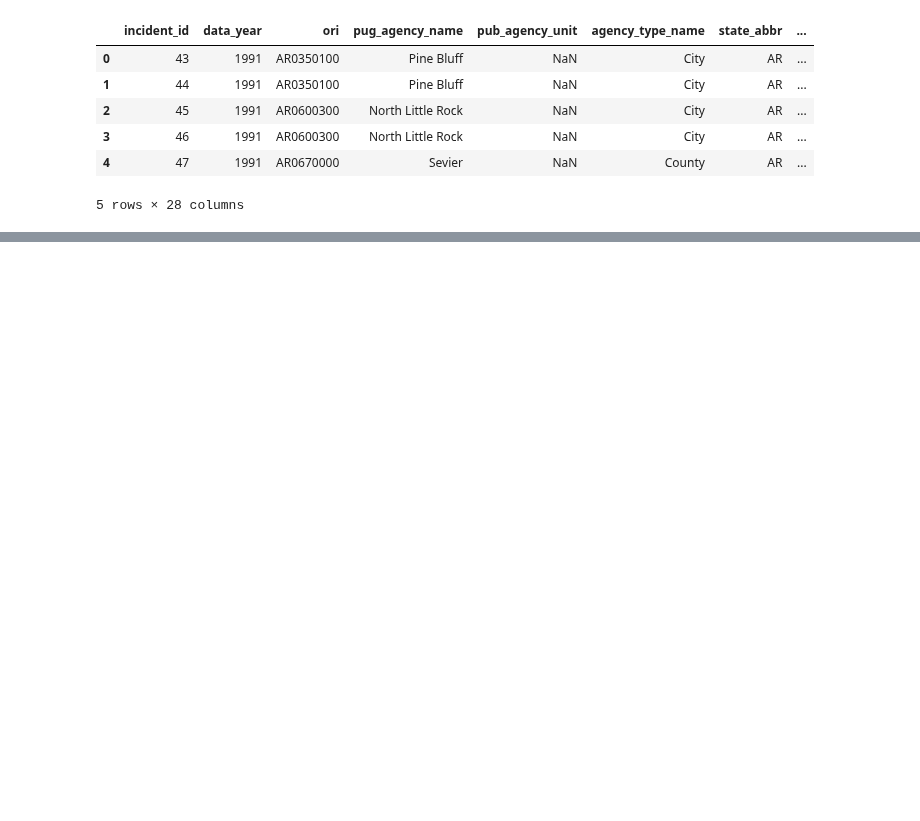
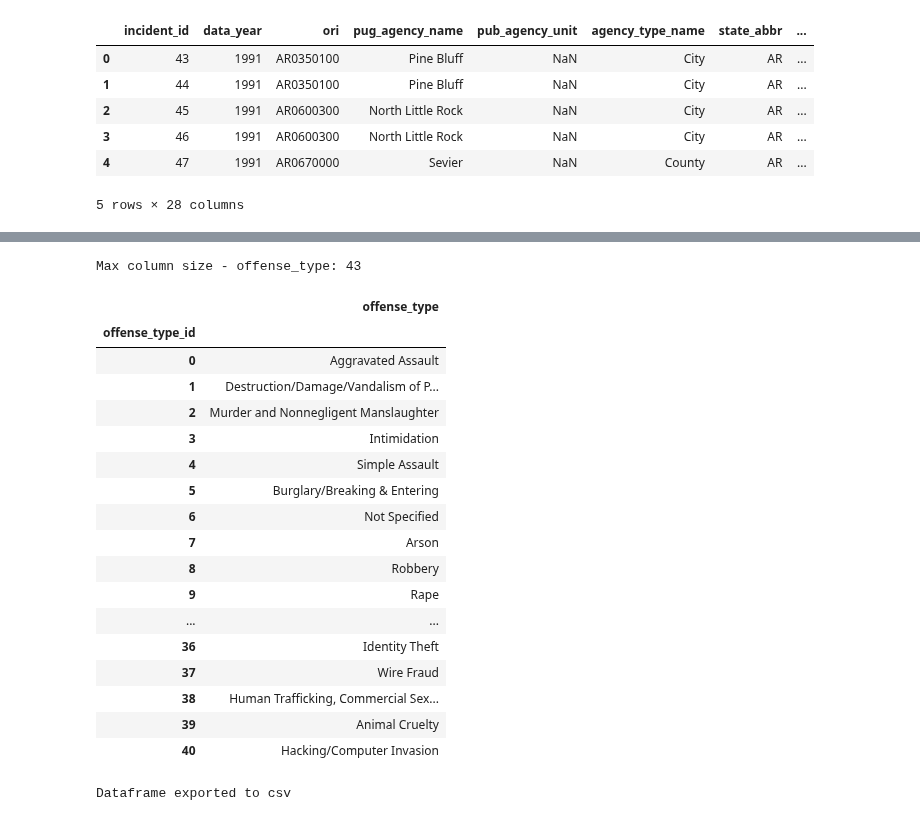
Before and after one commit to evacs/Project-3, a Jupyter notebook: hate_crimes_AP.ipynb, the cells around one changed output, grey strips where cells are left out. Cells and saved outputs as stored; diff of their text form; code cells hidden in the pictures; blank space fills up the shorter version.

```diff
--- a/hate_crimes_AP.ipynb
+++ b/hate_crimes_AP.ipynb
@@ -40,0 +98,36 @@ crime_data_df.head()
+# %%
+#creating dataframe of offense types
+offense_types_df = pd.DataFrame(explode_df['offense_name'].unique(), columns=['offense_type'])
+offense_types_df.index.name = 'offense_type_id'
+
+print(f"Max column size - offense_type: {offense_types_df['offense_type'].map(lambda x: len(x)).max()}")
+
+offense_types_df
+# %% [output]
+Max column size - offense_type: 43
+|  | offense_type |
+| offense_type_id |  |
+| 0 | Aggravated Assault |
+| 1 | Destruction/Damage/Vandalism of P... |
+| 2 | Murder and Nonnegligent Manslaughter |
+| 3 | Intimidation |
+| 4 | Simple Assault |
+| 5 | Burglary/Breaking & Entering |
+| 6 | Not Specified |
+| 7 | Arson |
+| 8 | Robbery |
+| 9 | Rape |
+| ... | ... |
+| 36 | Identity Theft |
+| 37 | Wire Fraud |
+| 38 | Human Trafficking, Commercial Sex... |
+| 39 | Animal Cruelty |
+| 40 | Hacking/Computer Invasion |
+# %%
+#exporting offenses dataframe as a csv for upload
+offense_types_df.to_csv('resources/offense_types.csv')
+
+# Confirm that export completed
+print('Dataframe exported to csv')
+# %% [output]
+Dataframe exported to csv
```
Also changed, not shown: parts of 6 cells of this notebook, 2 other files.
